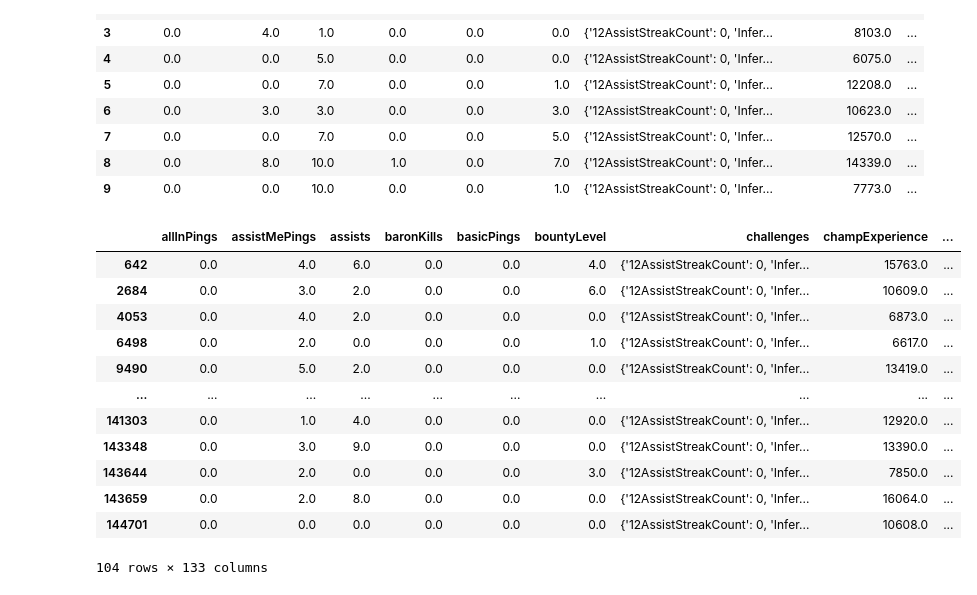
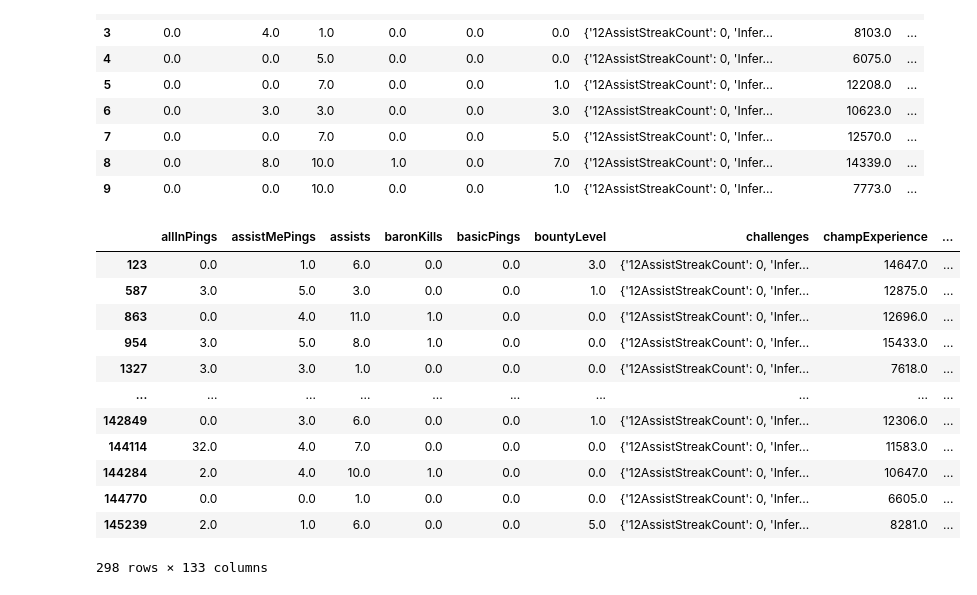
Before and after one commit to kim-bo-saeng/personal_project, a Jupyter notebook: lol_data/lol_data_analysis.ipynb, the cells around one changed output. Drawn from its saved outputs; the diff is of its cells as text; code cells hidden in the pictures.

Commit message:
feat : data_eda

```diff
--- a/lol_data/lol_data_analysis.ipynb
+++ b/lol_data/lol_data_analysis.ipynb
@@ -227,9 +227,9 @@ player_match_df
 | 8999 | KR_7142387285 | uTRukV8GCMz_q_PQiTUfJBfuucWSx72aL... | dKyM70QbHeNqSAw4VYdXlRYYO8Fc9SCoc... |
 9000 rows × 3 columns
 # %%
-info_raw_data = pd.read_csv('C:\\code_git\\data_tb_file\\challenger_info_tb_2.csv').drop('Unnamed: 0',axis=1)
-summoner_raw_data = pd.read_csv('C:\\code_git\\data_tb_file\\lol_summoner_challenger_tb.csv').drop('Unnamed: 0',axis=1)
-participants_raw_data = pd.read_csv('C:\\code_git\\data_tb_file\\challenger_participants_tb_2.csv').drop('Unnamed: 0',axis=1)
+info_raw_data = pd.read_csv('C:\\Users\\user\\Documents\\GitHub\\data_tb_file\\challenger\\challenger_info_tb_2.csv').drop('Unnamed: 0',axis=1)
+summoner_raw_data = pd.read_csv('C:\\Users\\user\\Documents\\GitHub\\data_tb_file\\challenger\\lol_summoner_challenger_tb.csv').drop('Unnamed: 0',axis=1)
+participants_raw_data = pd.read_csv('C:\\Users\\user\\Documents\\GitHub\\data_tb_file\\challenger\\challenger_participants_tb_2.csv').drop('Unnamed: 0',axis=1)
 # %%
 info_raw_data.head()
 # %% [output]
@@ -263,18 +263,18 @@ participants_raw_data.head(10)
 | 8 | 0.0 | 8.0 | 10.0 | 1.0 | 0.0 | 7.0 | {'12AssistStreakCount': 0, 'Infer... | 14339.0 | ... |
 | 9 | 0.0 | 0.0 | 10.0 | 0.0 | 0.0 | 1.0 | {'12AssistStreakCount': 0, 'Infer... | 7773.0 | ... |
 # %%
-participants_raw_data.loc[participants_raw_data['puuid'] == summoner_raw_data['puuid'][2]]
+participants_raw_data.loc[participants_raw_data['puuid'] == summoner_raw_data['puuid'][299]]
 # %% [output]
 |  | allInPings | assistMePings | assists | baronKills | basicPings | bountyLevel | challenges | champExperience | ... |
-| 642 | 0.0 | 4.0 | 6.0 | 0.0 | 0.0 | 4.0 | {'12AssistStreakCount': 0, 'Infer... | 15763.0 | ... |
-| 2684 | 0.0 | 3.0 | 2.0 | 0.0 | 0.0 | 6.0 | {'12AssistStreakCount': 0, 'Infer... | 10609.0 | ... |
-| 4053 | 0.0 | 4.0 | 2.0 | 0.0 | 0.0 | 0.0 | {'12AssistStreakCount': 0, 'Infer... | 6873.0 | ... |
-| 6498 | 0.0 | 2.0 | 0.0 | 0.0 | 0.0 | 1.0 | {'12AssistStreakCount': 0, 'Infer... | 6617.0 | ... |
-| 9490 | 0.0 | 5.0 | 2.0 | 0.0 | 0.0 | 0.0 | {'12AssistStreakCount': 0, 'Infer... | 13419.0 | ... |
+| 123 | 0.0 | 1.0 | 6.0 | 0.0 | 0.0 | 3.0 | {'12AssistStreakCount': 0, 'Infer... | 14647.0 | ... |
+| 587 | 3.0 | 5.0 | 3.0 | 0.0 | 0.0 | 1.0 | {'12AssistStreakCount': 0, 'Infer... | 12875.0 | ... |
+| 863 | 0.0 | 4.0 | 11.0 | 1.0 | 0.0 | 0.0 | {'12AssistStreakCount': 0, 'Infer... | 12696.0 | ... |
+| 954 | 3.0 | 5.0 | 8.0 | 1.0 | 0.0 | 0.0 | {'12AssistStreakCount': 0, 'Infer... | 15433.0 | ... |
+| 1327 | 3.0 | 3.0 | 1.0 | 0.0 | 0.0 | 0.0 | {'12AssistStreakCount': 0, 'Infer... | 7618.0 | ... |
 | ... | ... | ... | ... | ... | ... | ... | ... | ... | ... |
-| 141303 | 0.0 | 1.0 | 4.0 | 0.0 | 0.0 | 0.0 | {'12AssistStreakCount': 0, 'Infer... | 12920.0 | ... |
-| 143348 | 0.0 | 3.0 | 9.0 | 0.0 | 0.0 | 0.0 | {'12AssistStreakCount': 0, 'Infer... | 13390.0 | ... |
-| 143644 | 0.0 | 2.0 | 0.0 | 0.0 | 0.0 | 3.0 | {'12AssistStreakCount': 0, 'Infer... | 7850.0 | ... |
-| 143659 | 0.0 | 2.0 | 8.0 | 0.0 | 0.0 | 0.0 | {'12AssistStreakCount': 0, 'Infer... | 16064.0 | ... |
-| 144701 | 0.0 | 0.0 | 0.0 | 0.0 | 0.0 | 0.0 | {'12AssistStreakCount': 0, 'Infer... | 10608.0 | ... |
+| 142849 | 0.0 | 3.0 | 6.0 | 0.0 | 0.0 | 1.0 | {'12AssistStreakCount': 0, 'Infer... | 12306.0 | ... |
+| 144114 | 32.0 | 4.0 | 7.0 | 0.0 | 0.0 | 0.0 | {'12AssistStreakCount': 0, 'Infer... | 11583.0 | ... |
+| 144284 | 2.0 | 4.0 | 10.0 | 1.0 | 0.0 | 0.0 | {'12AssistStreakCount': 0, 'Infer... | 10647.0 | ... |
+| 144770 | 0.0 | 0.0 | 1.0 | 0.0 | 0.0 | 0.0 | {'12AssistStreakCount': 0, 'Infer... | 6605.0 | ... |
+| 145239 | 2.0 | 1.0 | 6.0 | 0.0 | 0.0 | 5.0 | {'12AssistStreakCount': 0, 'Infer... | 8281.0 | ... |
-104 rows × 133 columns
+298 rows × 133 columns
```
Also changed, not shown: parts of 1 cell of this notebook.
